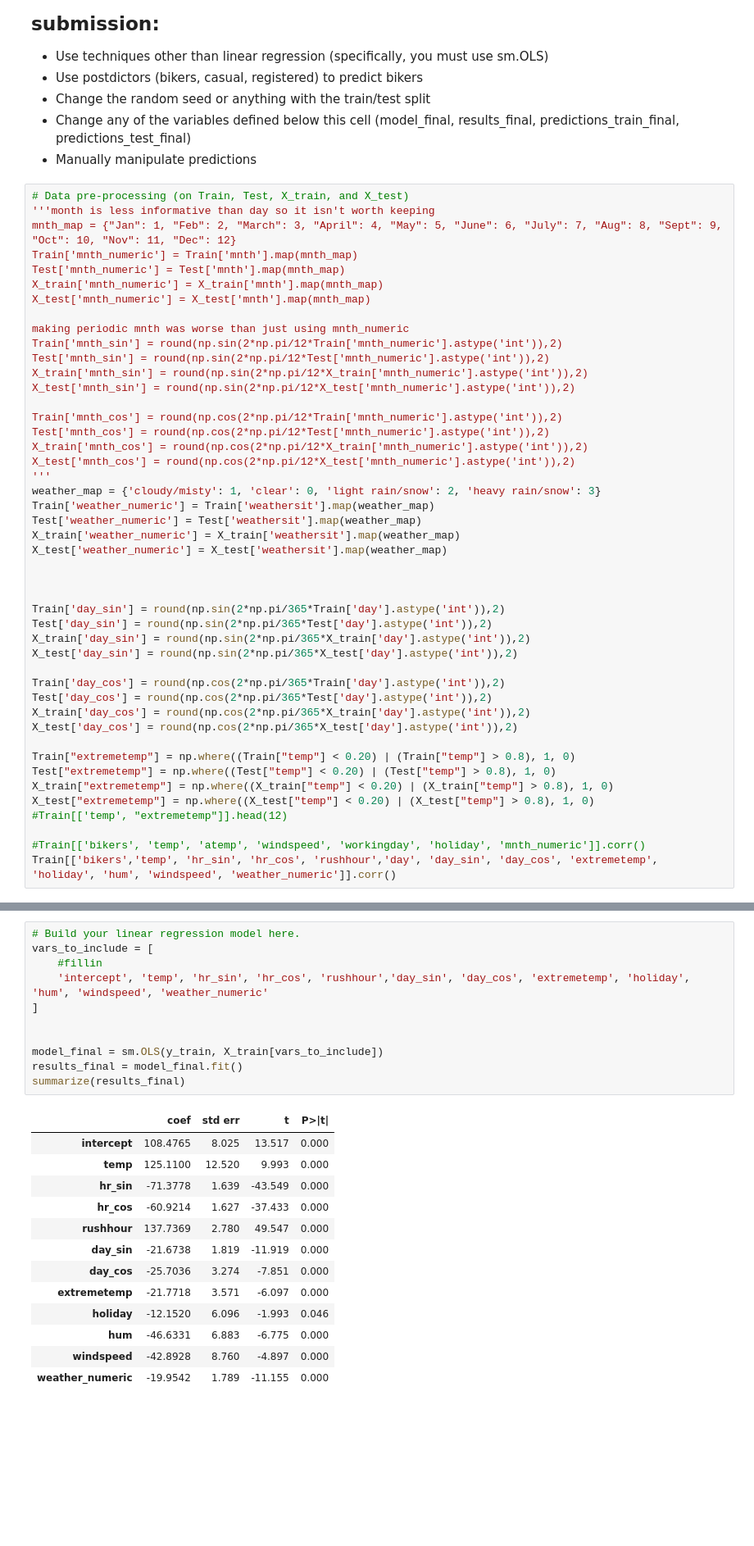
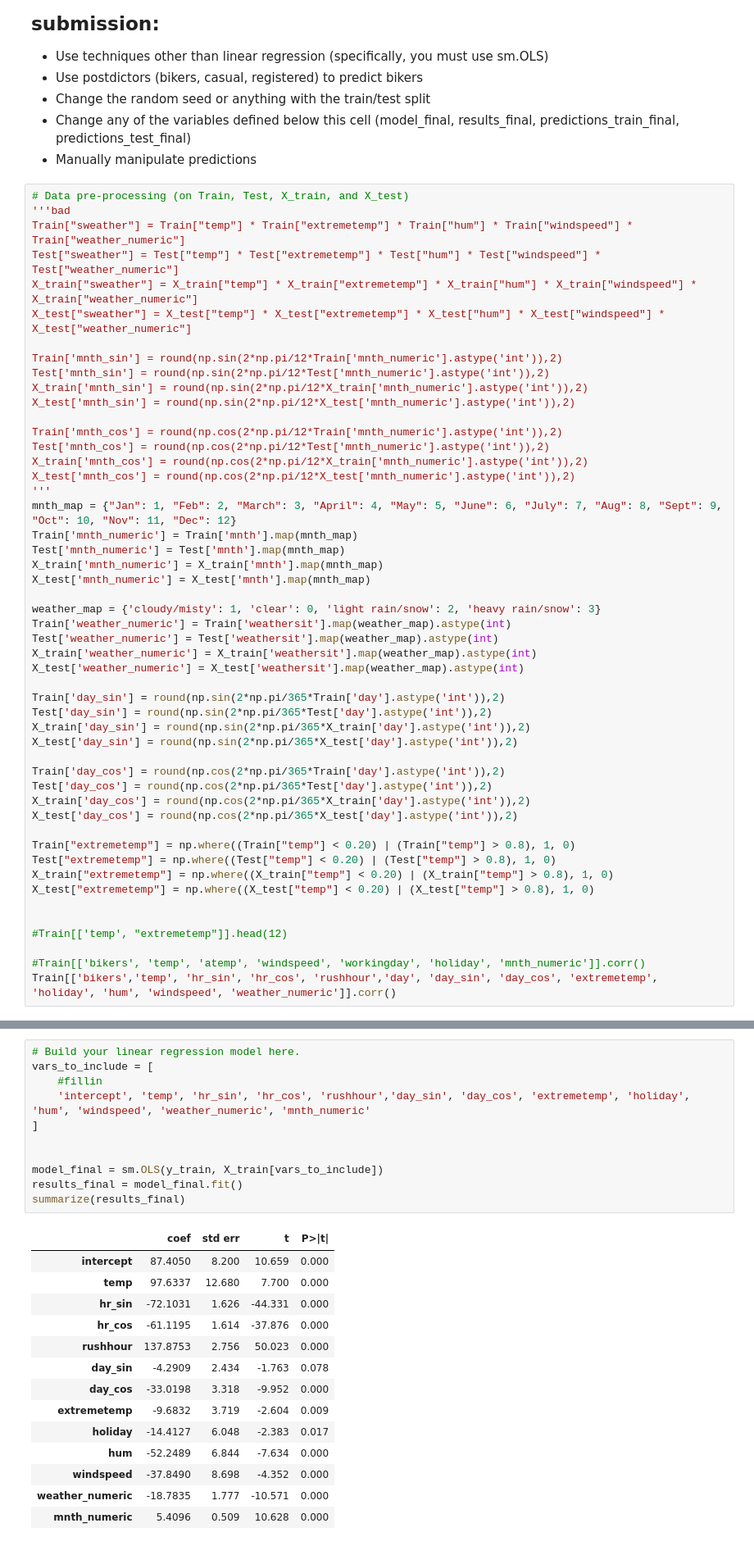
Before and after one commit to nthompson09873-ai/code_2600, a Jupyter notebook: mod05_nonlinear.ipynb, the cells around one changed output, grey strips where cells are left out. Shown at 82% size. Cells and saved outputs as stored; diff of their text form; blank space fills up the shorter version.

```diff
--- a/mod05_nonlinear.ipynb
+++ b/mod05_nonlinear.ipynb
@@ -354,14 +354,12 @@ plot_avg_actual_vs_predicted_by_feature(X=X_train,
 - Manually manipulate predictions
 # %%
 # Data pre-processing (on Train, Test, X_train, and X_test)
-'''month is less informative than day so it isn't worth keeping
-mnth_map = {"Jan": 1, "Feb": 2, "March": 3, "April": 4, "May": 5, "June": 6, "July": 7, "Aug": 8, "Sept": 9, "Oct": 10, "Nov": 11, "Dec": 12}
-Train['mnth_numeric'] = Train['mnth'].map(mnth_map)
-Test['mnth_numeric'] = Test['mnth'].map(mnth_map)
-X_train['mnth_numeric'] = X_train['mnth'].map(mnth_map)
-X_test['mnth_numeric'] = X_test['mnth'].map(mnth_map)
+'''bad
+Train["sweather"] = Train["temp"] * Train["extremetemp"] * Train["hum"] * Train["windspeed"] * Train["weather_numeric"]
+Test["sweather"] = Test["temp"] * Test["extremetemp"] * Test["hum"] * Test["windspeed"] * Test["weather_numeric"]
+X_train["sweather"] = X_train["temp"] * X_train["extremetemp"] * X_train["hum"] * X_train["windspeed"] * X_train["weather_numeric"]
+X_test["sweather"] = X_test["temp"] * X_test["extremetemp"] * X_test["hum"] * X_test["windspeed"] * X_test["weather_numeric"]
 
-making periodic mnth was worse than just using mnth_numeric
 Train['mnth_sin'] = round(np.sin(2*np.pi/12*Train['mnth_numeric'].astype('int')),2)
 Test['mnth_sin'] = round(np.sin(2*np.pi/12*Test['mnth_numeric'].astype('int')),2)
 X_train['mnth_sin'] = round(np.sin(2*np.pi/12*X_train['mnth_numeric'].astype('int')),2)
@@ -372,13 +370,17 @@ Test['mnth_cos'] = round(np.cos(2*np.pi/12*Test['mnth_numeric'].astype('int')),2
 X_train['mnth_cos'] = round(np.cos(2*np.pi/12*X_train['mnth_numeric'].astype('int')),2)
 X_test['mnth_cos'] = round(np.cos(2*np.pi/12*X_test['mnth_numeric'].astype('int')),2)
 '''
+mnth_map = {"Jan": 1, "Feb": 2, "March": 3, "April": 4, "May": 5, "June": 6, "July": 7, "Aug": 8, "Sept": 9, "Oct": 10, "Nov": 11, "Dec": 12}
+Train['mnth_numeric'] = Train['mnth'].map(mnth_map)
+Test['mnth_numeric'] = Test['mnth'].map(mnth_map)
+X_train['mnth_numeric'] = X_train['mnth'].map(mnth_map)
+X_test['mnth_numeric'] = X_test['mnth'].map(mnth_map)
+
 weather_map = {'cloudy/misty': 1, 'clear': 0, 'light rain/snow': 2, 'heavy rain/snow': 3}
-Train['weather_numeric'] = Train['weathersit'].map(weather_map)
-Test['weather_numeric'] = Test['weathersit'].map(weather_map)
-X_train['weather_numeric'] = X_train['weathersit'].map(weather_map)
-X_test['weather_numeric'] = X_test['weathersit'].map(weather_map)
-
-
+Train['weather_numeric'] = Train['weathersit'].map(weather_map).astype(int)
+Test['weather_numeric'] = Test['weathersit'].map(weather_map).astype(int)
+X_train['weather_numeric'] = X_train['weathersit'].map(weather_map).astype(int)
+X_test['weather_numeric'] = X_test['weathersit'].map(weather_map).astype(int)
 
 Train['day_sin'] = round(np.sin(2*np.pi/365*Train['day'].astype('int')),2)
 Test['day_sin'] = round(np.sin(2*np.pi/365*Test['day'].astype('int')),2)
@@ -394,6 +396,8 @@ Train["extremetemp"] = np.where((Train["temp"] < 0.20) | (Train["temp"] > 0.8),
 Test["extremetemp"] = np.where((Test["temp"] < 0.20) | (Test["temp"] > 0.8), 1, 0)
 X_train["extremetemp"] = np.where((X_train["temp"] < 0.20) | (X_train["temp"] > 0.8), 1, 0)
 X_test["extremetemp"] = np.where((X_test["temp"] < 0.20) | (X_test["temp"] > 0.8), 1, 0)
+
+
 #Train[['temp', "extremetemp"]].head(12)
 
 #Train[['bikers', 'temp', 'atemp', 'windspeed', 'workingday', 'holiday', 'mnth_numeric']].corr()
@@ -416,28 +420,29 @@ Train[['bikers','temp', 'hr_sin', 'hr_cos', 'rushhour','day', 'day_sin', 'day_co
 # %%
 # Build your linear regression model here.
 vars_to_include = [
     #fillin
-    'intercept', 'temp', 'hr_sin', 'hr_cos', 'rushhour','day_sin', 'day_cos', 'extremetemp', 'holiday', 'hum', 'windspeed', 'weather_numeric'
+    'intercept', 'temp', 'hr_sin', 'hr_cos', 'rushhour','day_sin', 'day_cos', 'extremetemp', 'holiday', 'hum', 'windspeed', 'weather_numeric', 'mnth_numeric'
 ]
 
 
 model_final = sm.OLS(y_train, X_train[vars_to_include])
 results_final = model_final.fit()
 summarize(results_final)
 # %% [output]
 |  | coef | std err | t | P>|t| |
-| intercept | 108.4765 | 8.025 | 13.517 | 0.000 |
-| temp | 125.1100 | 12.520 | 9.993 | 0.000 |
-| hr_sin | -71.3778 | 1.639 | -43.549 | 0.000 |
-| hr_cos | -60.9214 | 1.627 | -37.433 | 0.000 |
-| rushhour | 137.7369 | 2.780 | 49.547 | 0.000 |
-| day_sin | -21.6738 | 1.819 | -11.919 | 0.000 |
-| day_cos | -25.7036 | 3.274 | -7.851 | 0.000 |
-| extremetemp | -21.7718 | 3.571 | -6.097 | 0.000 |
-| holiday | -12.1520 | 6.096 | -1.993 | 0.046 |
-| hum | -46.6331 | 6.883 | -6.775 | 0.000 |
-| windspeed | -42.8928 | 8.760 | -4.897 | 0.000 |
-| weather_numeric | -19.9542 | 1.789 | -11.155 | 0.000 |
+| intercept | 87.4050 | 8.200 | 10.659 | 0.000 |
+| temp | 97.6337 | 12.680 | 7.700 | 0.000 |
+| hr_sin | -72.1031 | 1.626 | -44.331 | 0.000 |
+| hr_cos | -61.1195 | 1.614 | -37.876 | 0.000 |
+| rushhour | 137.8753 | 2.756 | 50.023 | 0.000 |
+| day_sin | -4.2909 | 2.434 | -1.763 | 0.078 |
+| day_cos | -33.0198 | 3.318 | -9.952 | 0.000 |
+| extremetemp | -9.6832 | 3.719 | -2.604 | 0.009 |
+| holiday | -14.4127 | 6.048 | -2.383 | 0.017 |
+| hum | -52.2489 | 6.844 | -7.634 | 0.000 |
+| windspeed | -37.8490 | 8.698 | -4.352 | 0.000 |
+| weather_numeric | -18.7835 | 1.777 | -10.571 | 0.000 |
+| mnth_numeric | 5.4096 | 0.509 | 10.628 | 0.000 |
 # %%
 predictions_train_final = predict(X_train[vars_to_include], results_final)
 print('MSE train: ', mse(y_train, predictions_train_final))
```
Also changed, not shown: parts of 1 cell of this notebook.
